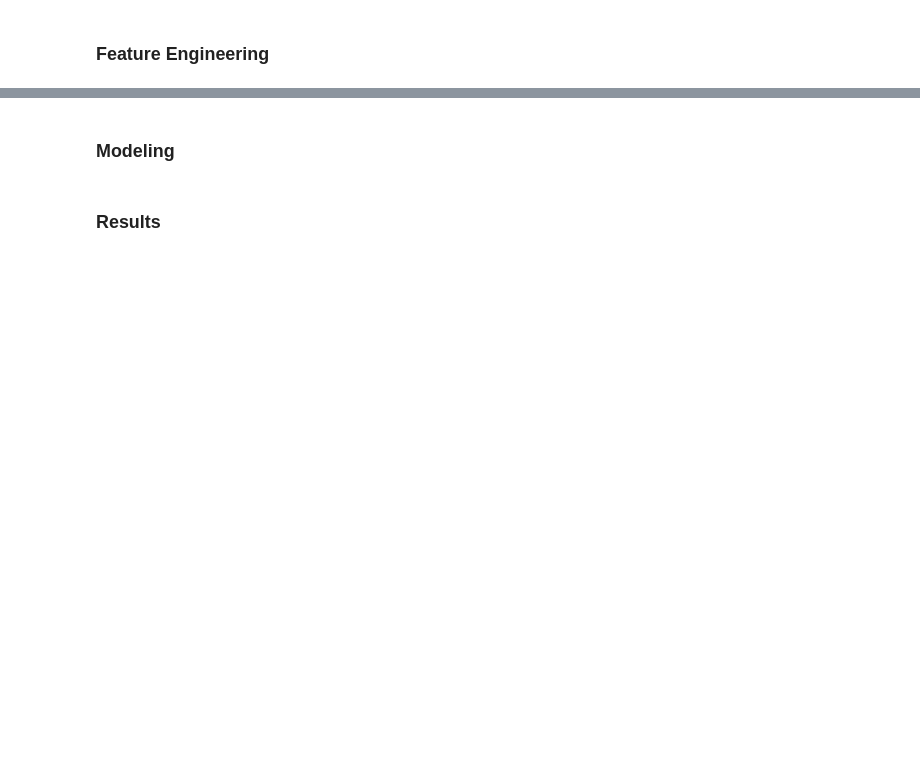
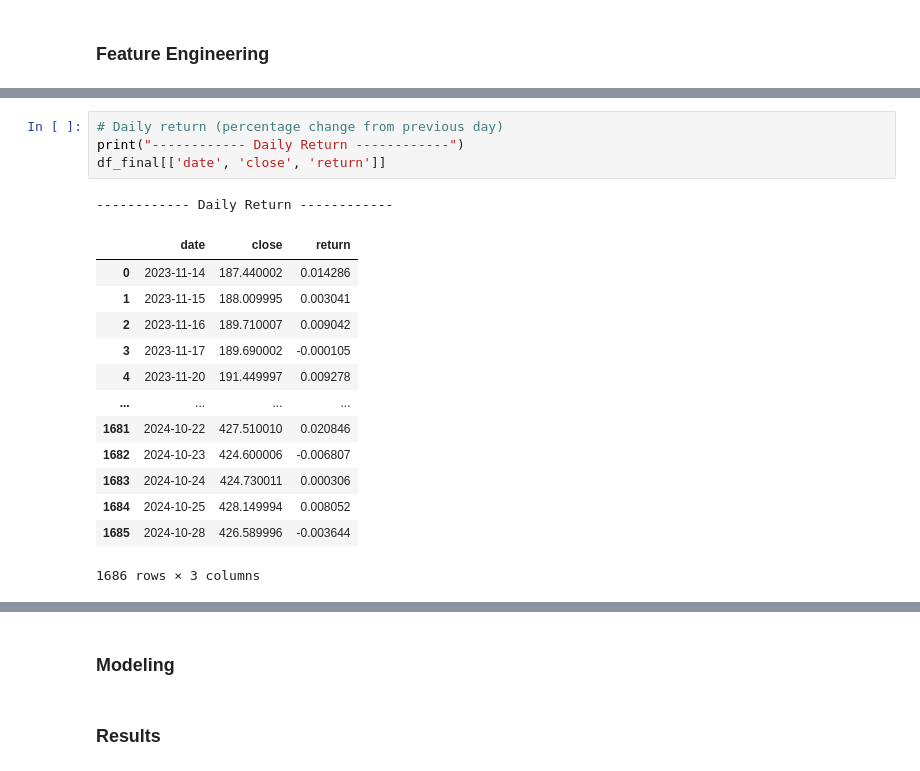
Before and after one commit to danielAcl9/StockPredictor, a Jupyter notebook: main.ipynb, the cells around one changed output, grey strips where cells are left out. Cells and saved outputs as stored; diff of their text form; blank space fills up the shorter version.

```diff
--- a/main.ipynb
+++ b/main.ipynb
@@ -172,0 +186,19 @@ df_final.head(10)
+# %%
+# Daily return (percentage change from previous day)
+print("------------ Daily Return ------------")
+df_final[['date', 'close', 'return']]
+# %% [output]
+------------ Daily Return ------------
+|  | date | close | return |
+| 0 | 2023-11-14 | 187.440002 | 0.014286 |
+| 1 | 2023-11-15 | 188.009995 | 0.003041 |
+| 2 | 2023-11-16 | 189.710007 | 0.009042 |
+| 3 | 2023-11-17 | 189.690002 | -0.000105 |
+| 4 | 2023-11-20 | 191.449997 | 0.009278 |
+| ... | ... | ... | ... |
+| 1681 | 2024-10-22 | 427.510010 | 0.020846 |
+| 1682 | 2024-10-23 | 424.600006 | -0.006807 |
+| 1683 | 2024-10-24 | 424.730011 | 0.000306 |
+| 1684 | 2024-10-25 | 428.149994 | 0.008052 |
+| 1685 | 2024-10-28 | 426.589996 | -0.003644 |
+1686 rows × 3 columns
```
Also changed, not shown: parts of 11 cells of this notebook.
